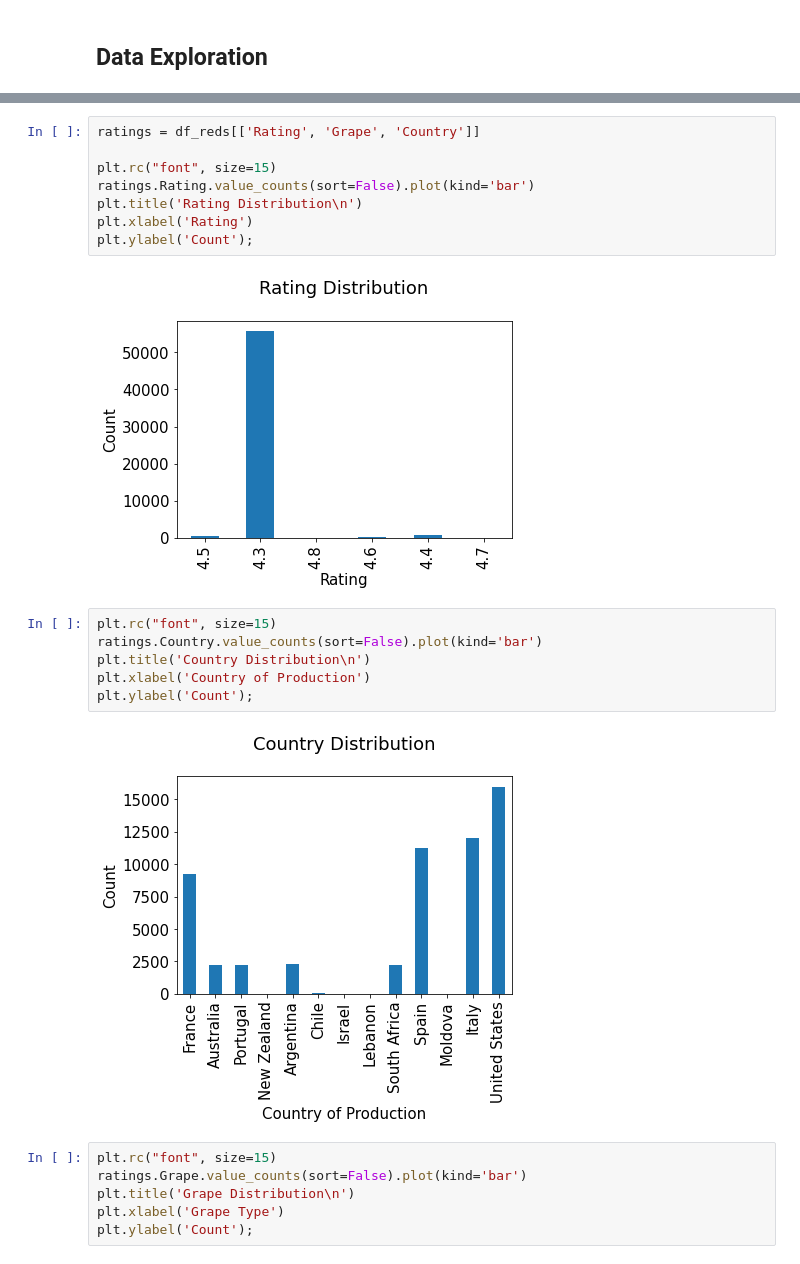
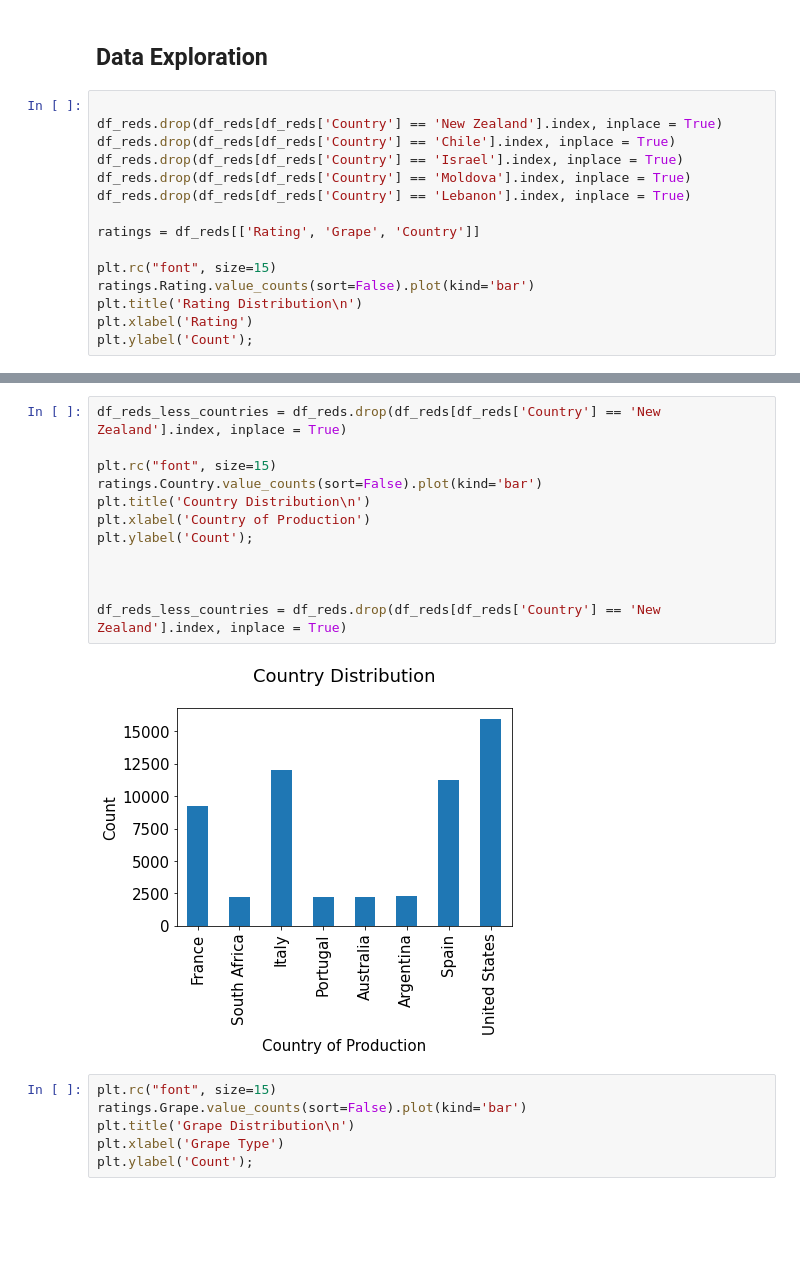
Before and after one commit to dylanw-main/Data_Analytics, a Jupyter notebook: Final_Project_Notebook.ipynb, the cells around one changed output, grey strips where cells are left out. Drawn from its saved outputs; the diff is of its cells as text; blank space fills up the shorter version.

```diff
--- a/Final_Project_Notebook.ipynb
+++ b/Final_Project_Notebook.ipynb
@@ -155,3 +155,18 @@ df_reds.head()
 | 4 | Realm | Farella Vineyard | 239.95 | 2016 | Cabernet Sauvignon | Coombsville | United States | 4.8 | 3.247900 | 1.583510 | 3.424210 | ... |
 # %% [markdown]
 ## Data Exploration
+# %%
+
+df_reds.drop(df_reds[df_reds['Country'] == 'New Zealand'].index, inplace = True)
+df_reds.drop(df_reds[df_reds['Country'] == 'Chile'].index, inplace = True)
+df_reds.drop(df_reds[df_reds['Country'] == 'Israel'].index, inplace = True)
+df_reds.drop(df_reds[df_reds['Country'] == 'Moldova'].index, inplace = True)
+df_reds.drop(df_reds[df_reds['Country'] == 'Lebanon'].index, inplace = True)
+
+ratings = df_reds[['Rating', 'Grape', 'Country']]
+
+plt.rc("font", size=15)
+ratings.Rating.value_counts(sort=False).plot(kind='bar')
+plt.title('Rating Distribution\n')
+plt.xlabel('Rating')
+plt.ylabel('Count');
@@ -158,21 +175,17 @@ df_reds.head()
 # %%
-ratings = df_reds[['Rating', 'Grape', 'Country']]
+df_reds_less_countries = df_reds.drop(df_reds[df_reds['Country'] == 'New Zealand'].index, inplace = True)
 
 plt.rc("font", size=15)
-ratings.Rating.value_counts(sort=False).plot(kind='bar')
-plt.title('Rating Distribution\n')
-plt.xlabel('Rating')
+ratings.Country.value_counts(sort=False).plot(kind='bar')
+plt.title('Country Distribution\n')
+plt.xlabel('Country of Production')
 plt.ylabel('Count');
+
+
+
+df_reds_less_countries = df_reds.drop(df_reds[df_reds['Country'] == 'New Zealand'].index, inplace = True)
 # %% [output]
-[figure, old version]
+[figure, new version]
-# %%
-plt.rc("font", size=15)
-ratings.Country.value_counts(sort=False).plot(kind='bar')
-plt.title('Country Distribution\n')
-plt.xlabel('Country of Production')
-plt.ylabel('Count');
-# %% [output]
-[figure, removed]
 # %%
 plt.rc("font", size=15)
 ratings.Grape.value_counts(sort=False).plot(kind='bar')
```
Also changed, not shown: parts of 4 cells of this notebook.
